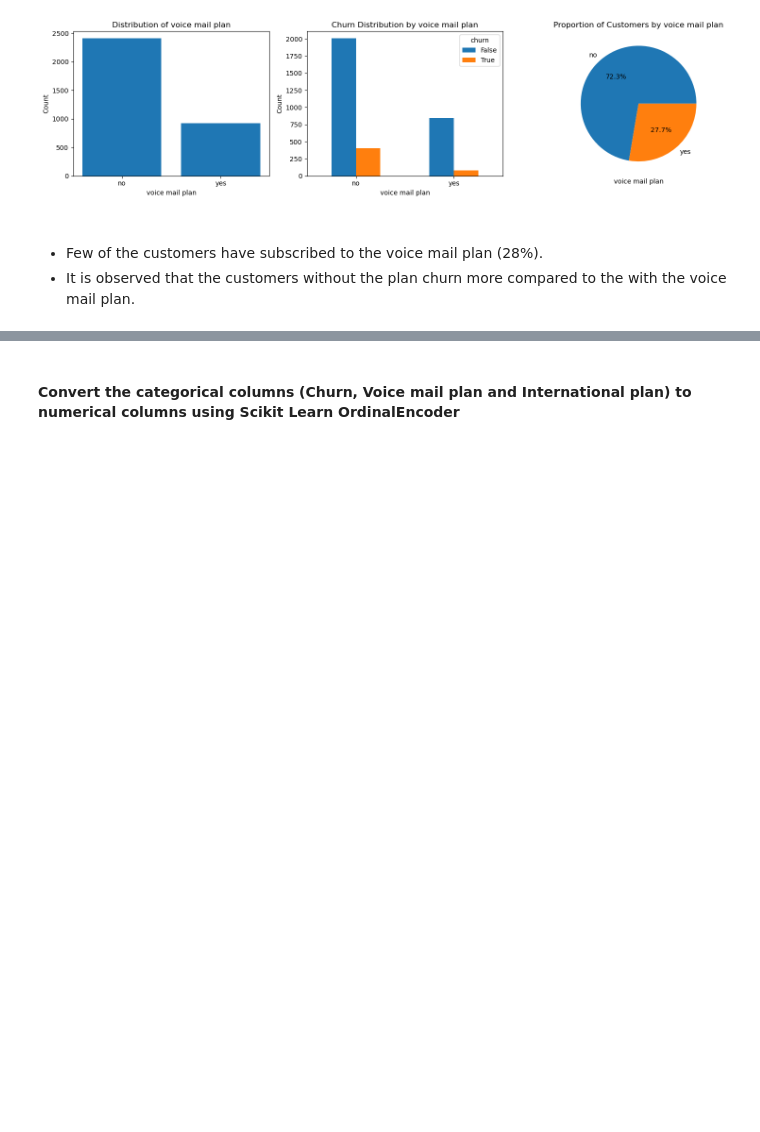
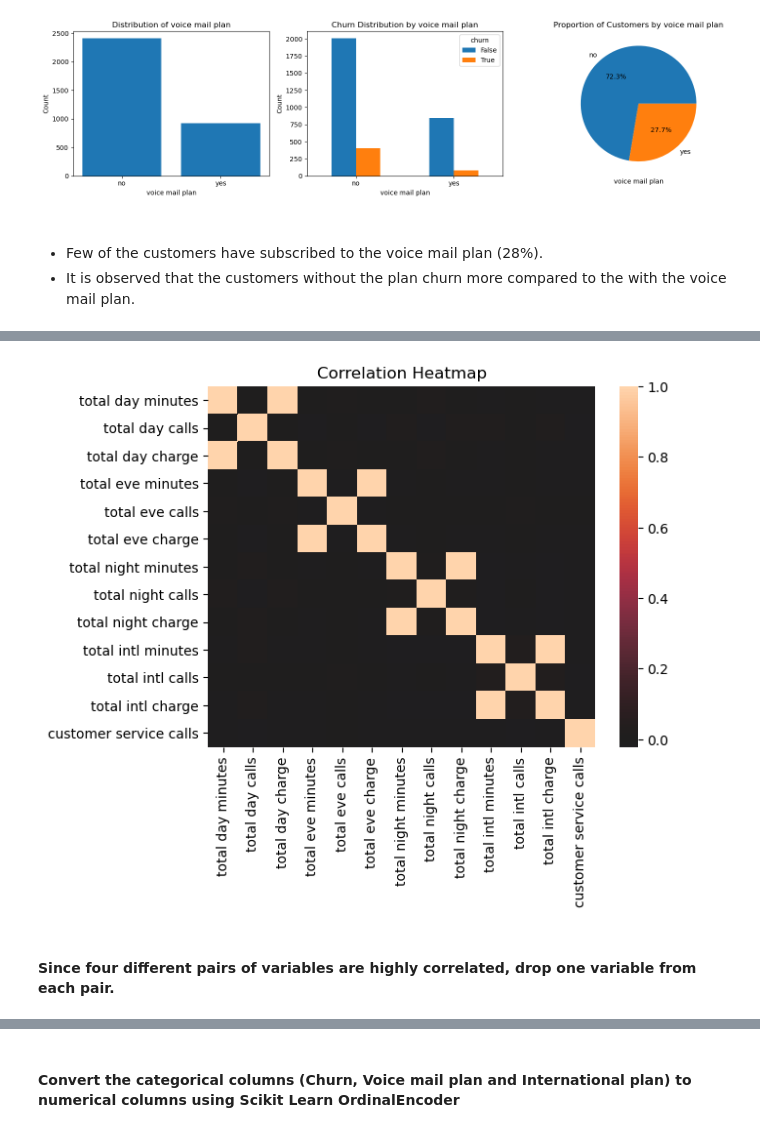
Before and after one commit to Emilly-Njue/Phase3-Project, a Jupyter notebook: customer_churn.ipynb, the cells around one changed output, grey strips where cells are left out. Drawn from its saved outputs; the diff is of its cells as text; code cells hidden in the pictures; blank space fills up the shorter version.

```diff
--- a/customer_churn.ipynb
+++ b/customer_churn.ipynb
@@ -282,0 +378,7 @@ visualize_column('voice mail plan')
+# %%
+sns.heatmap(data_pred.corr(), center=0)
+plt.title('Correlation Heatmap');
+# %% [output]
+[figure, added]
+# %% [markdown]
+#### Since four different pairs of variables are highly correlated, drop one variable from each pair.
```
Also changed, not shown: parts of 16 cells of this notebook.
